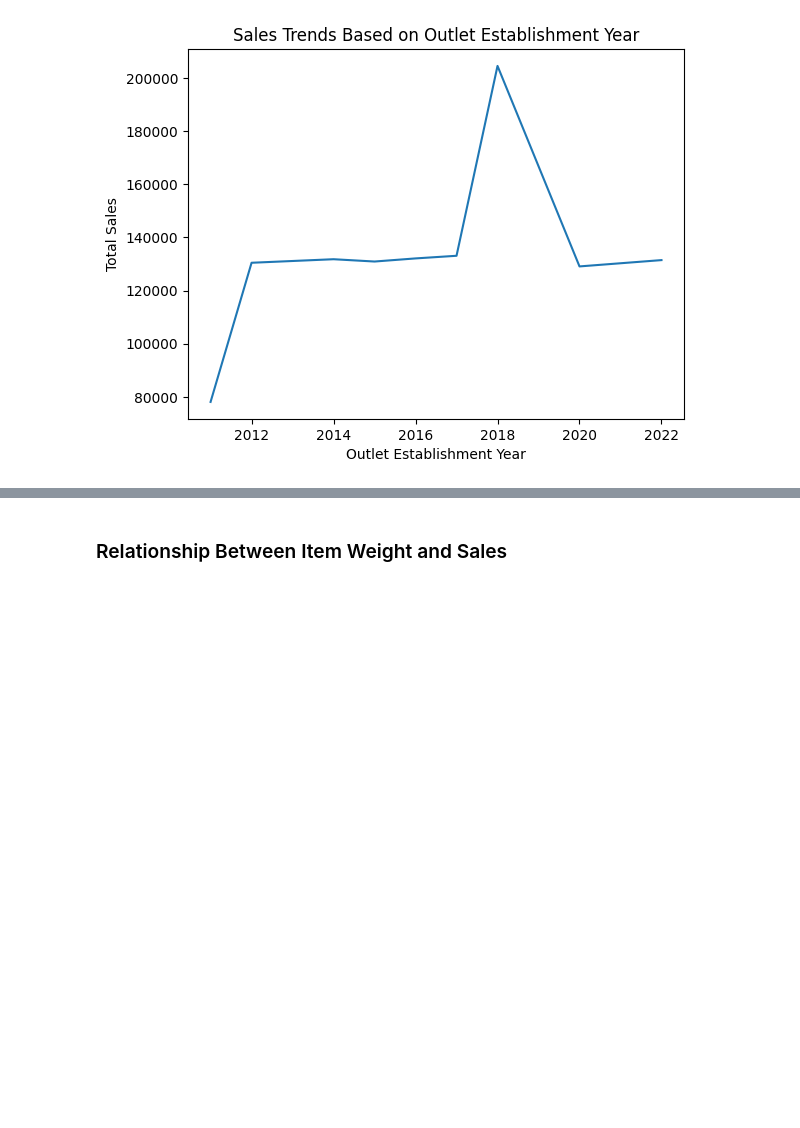
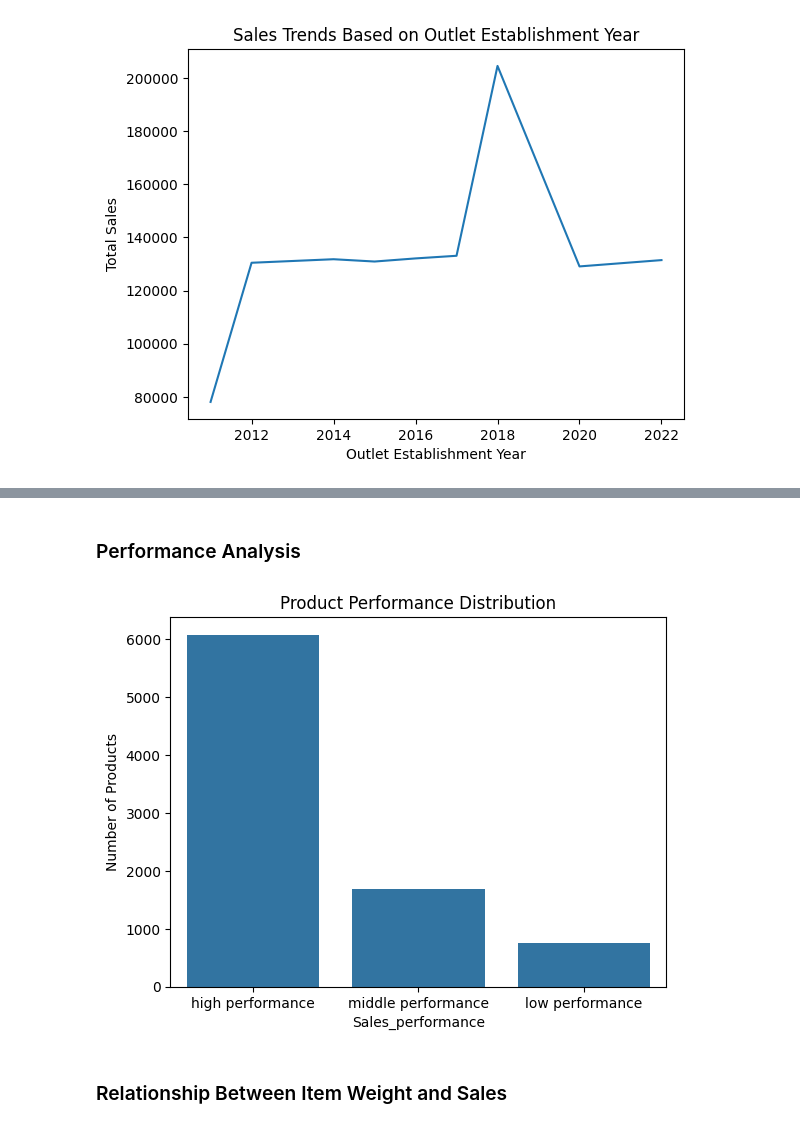
Before and after one commit to dataproceses/grocery-sales-data-analysis, a Jupyter notebook: sales analysis.ipynb, the cells around one changed output, grey strips where cells are left out. Drawn from its saved outputs; the diff is of its cells as text; code cells hidden in the pictures; blank space fills up the shorter version.

```diff
--- a/sales analysis.ipynb
+++ b/sales analysis.ipynb
@@ -151,3 +177,22 @@ plt.show()
+# %% [markdown]
+### Performance Analysis
+# %%
+#categorized products based on sales performance
+def Sales_performance(x):
+    if 50 <= x < 100:
+        return 'middle performance'
+    if x >= 100:
+        return 'high performance'
+    else:
+        return 'low performance'
+
+df['Sales_performance'] = df['Sales'].apply(Sales_performance)
+sns.countplot(data=df, x ='Sales_performance')
+plt.ylabel('Number of Products')
+plt.title('Product Performance Distribution')
+plt.show()
+# %% [output]
+[figure, added]
 # %% [markdown]
 ### Relationship Between Item Weight and Sales
 # %%
```
Also changed, not shown: parts of 12 cells of this notebook.
